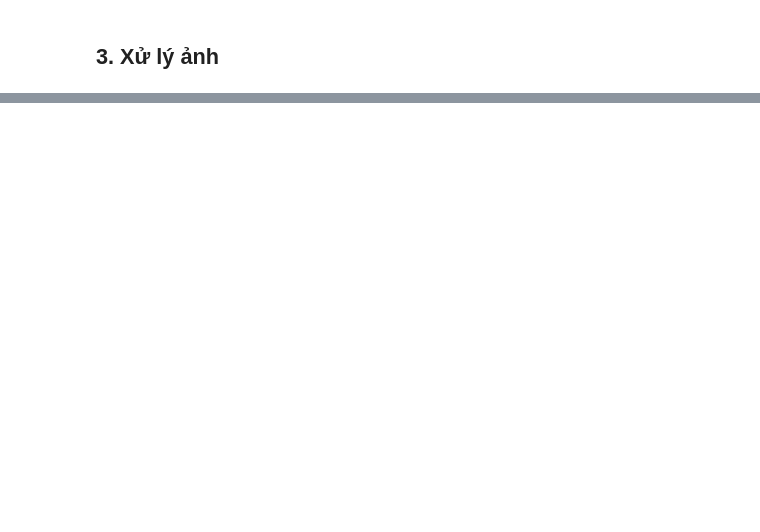
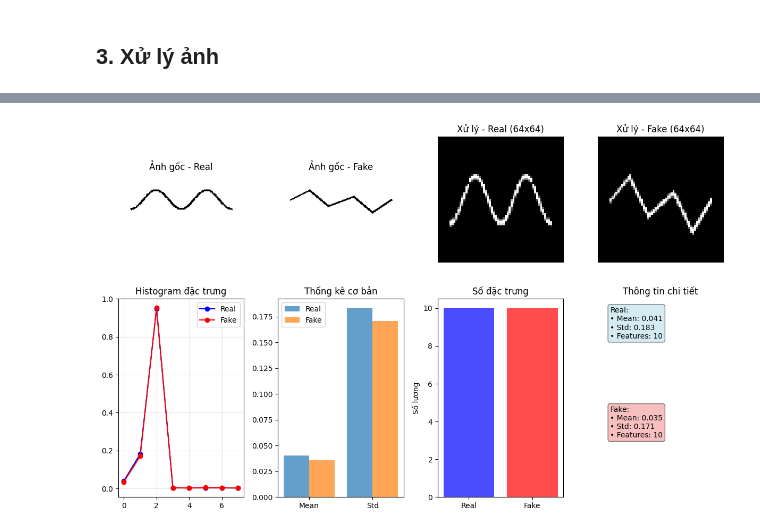
Before and after one commit to Duc-bug/DoanXLAS-Nhom23, a Jupyter notebook: Nhan_Dien_Chu_Ky.ipynb, the cells around one changed output, grey strips where cells are left out. Drawn from its saved outputs; the diff is of its cells as text; code cells hidden in the pictures; blank space fills up the shorter version.

```diff
--- a/Nhan_Dien_Chu_Ky.ipynb
+++ b/Nhan_Dien_Chu_Ky.ipynb
@@ -116,0 +66,92 @@ print("🔧 Hoàn thành xử lý ảnh")
+# %%
+def preprocess_image(img):
+    """Xử lý ảnh cơ bản"""
+    enhanced = cv2.equalizeHist(img)
+    _, binary = cv2.threshold(enhanced, 0, 255, cv2.THRESH_BINARY_INV + cv2.THRESH_OTSU)
+    resized = cv2.resize(binary, (64, 64))
+    return resized
+
+def extract_features(img):
+    """Trích xuất đặc trưng"""
+    processed = preprocess_image(img)
+
+    # Đặc trưng cơ bản
+    mean_pixel = np.mean(processed)
+    std_pixel = np.std(processed)
+
+    # Histogram
+    hist = cv2.calcHist([processed], [0], None, [8], [0, 256])
+    hist = hist.flatten() / hist.sum()
+
+    features = np.concatenate([[mean_pixel/255, std_pixel/255], hist])
+    return features
+
+# Demo xử lý ảnh với chữ ký mẫu
+processed_real = preprocess_image(sig_real)
+processed_fake = preprocess_image(sig_fake)
+
+plt.figure(figsize=(12, 8))
+
+# Ảnh gốc
+plt.subplot(2, 4, 1)
+plt.imshow(sig_real, cmap='gray')
+plt.title('Ảnh gốc - Real')
+plt.axis('off')
+
+plt.subplot(2, 4, 2)
+plt.imshow(sig_fake, cmap='gray')
+plt.title('Ảnh gốc - Fake')
+plt.axis('off')
+
+# Ảnh đã xử lý
+plt.subplot(2, 4, 3)
+plt.imshow(processed_real, cmap='gray')
+plt.title('Xử lý - Real (64x64)')
+plt.axis('off')
+
+plt.subplot(2, 4, 4)
+plt.imshow(processed_fake, cmap='gray')
+plt.title('Xử lý - Fake (64x64)')
+plt.axis('off')
+
+# Đặc trưng
+features_real = extract_features(sig_real)
+features_fake = extract_features(sig_fake)
+
+plt.subplot(2, 4, 5)
+plt.plot(features_real[:8], 'bo-', label='Real')
+plt.plot(features_fake[:8], 'ro-', label='Fake')
+plt.title('Histogram đặc trưng')
+plt.legend()
+plt.grid(True, alpha=0.3)
+
+plt.subplot(2, 4, 6)
+stats = [['Mean', features_real[0], features_fake[0]],
+         ['Std', features_real[1], features_fake[1]]]
+x = range(2)
+plt.bar([i-0.2 for i in x], [features_real[0], features_real[1]], 0.4, label='Real', alpha=0.7)
+plt.bar([i+0.2 for i in x], [features_fake[0], features_fake[1]], 0.4, label='Fake', alpha=0.7)
+plt.xticks(x, ['Mean', 'Std'])
+plt.title('Thống kê cơ bản')
+plt.legend()
+
+plt.subplot(2, 4, 7)
+plt.bar(['Real', 'Fake'], [len(features_real), len(features_fake)], color=['blue', 'red'], alpha=0.7)
+plt.title('Số đặc trưng')
+plt.ylabel('Số lượng')
+
+plt.subplot(2, 4, 8)
+plt.text(0.1, 0.8, f'Real:\n• Mean: {features_real[0]:.3f}\n• Std: {features_real[1]:.3f}\n• Features: {len(features_real)}',
+         transform=plt.gca().transAxes, fontsize=10, bbox=dict(boxstyle="round", facecolor='lightblue', alpha=0.5))
+plt.text(0.1, 0.3, f'Fake:\n• Mean: {features_fake[0]:.3f}\n• Std: {features_fake[1]:.3f}\n• Features: {len(features_fake)}',
+         transform=plt.gca().transAxes, fontsize=10, bbox=dict(boxstyle="round", facecolor='lightcoral', alpha=0.5))
+plt.title('Thông tin chi tiết')
+plt.axis('off')
+
+plt.tight_layout()
+plt.show()
+
+print("✅ Hoàn thành xử lý ảnh")
+print(f"📊 Số đặc trưng trích xuất: {len(features_real)}")
+# %% [output]
+[figure, added]
```
Also changed, not shown: parts of 22 cells of this notebook, 2 other files.
